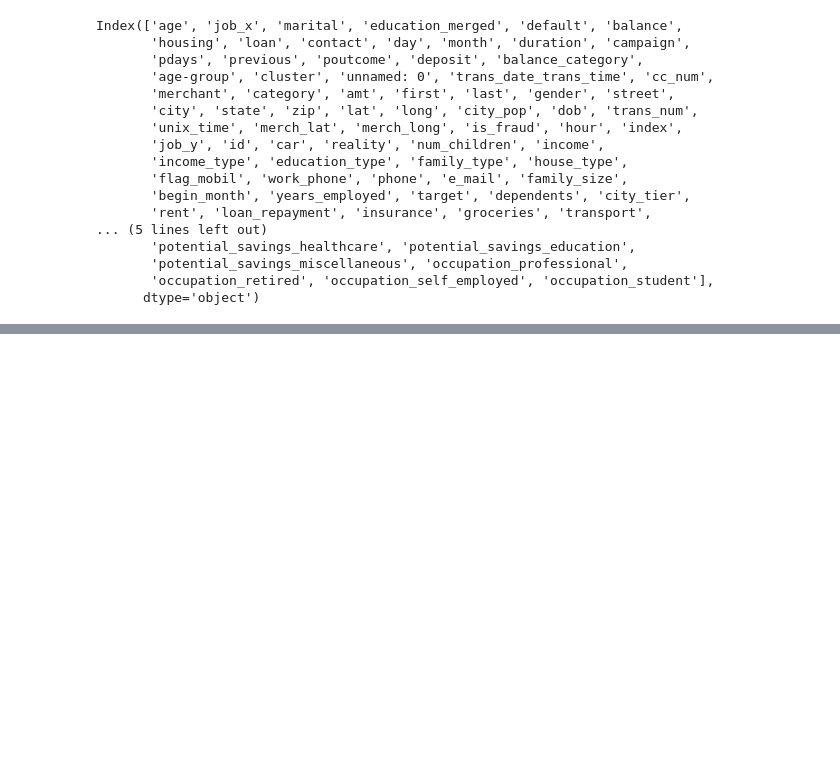
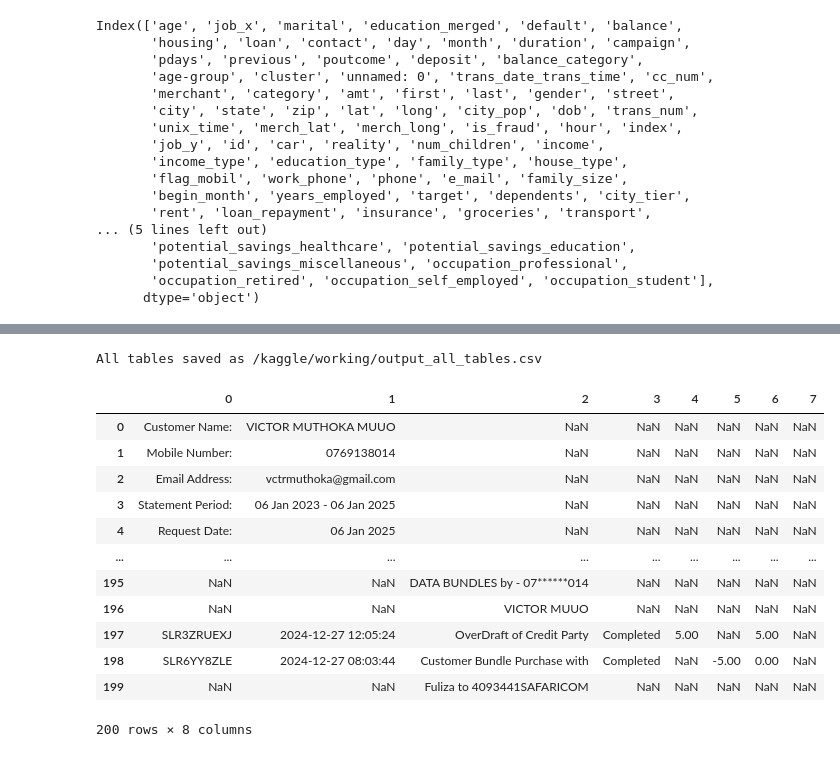
Before and after one commit to victormuuo07/PennyPal-System, a Jupyter notebook: pennypal-system.ipynb, the cells around one changed output, grey strips where cells are left out. Saved outputs shown, nothing was run; the diff lists cells and outputs as text; code cells hidden in the pictures; blank space fills up the shorter version.

Commit message:
Kaggle Notebook | PennyPal System | Version 21

```diff
--- a/pennypal-system.ipynb
+++ b/pennypal-system.ipynb
@@ -2261,0 +2709,51 @@ Index(['age', 'job_x', 'marital', 'education_merged', 'default', 'balance',
+# %%
+import camelot
+import pandas as pd
+
+# Path to the decrypted PDF
+pdf_path = "/kaggle/working/decrypted_pdf.pdf"
+
+# Read all the tables from the PDF
+tables = camelot.read_pdf(pdf_path, pages="all", flavor="stream")
+
+# Initialize an empty list to store the DataFrames
+table_list = []
+
+# Loop through all the tables and convert them to DataFrames
+for table in tables:
+    df = table.df
+    table_list.append(df)
+
+# Concatenate all the DataFrames into a single DataFrame
+all_tables_df = pd.concat(table_list, ignore_index=True)
+
+# Save the concatenated DataFrame to a CSV file
+output_csv_path = "/kaggle/working/output_all_tables.csv"
+all_tables_df.to_csv(output_csv_path, index=False)
+
+print(f"All tables saved as {output_csv_path}")
+# %% [output]
+All tables saved as /kaggle/working/output_all_tables.csv
+# %%
+import pandas as pd
+
+# Path to the CSV file
+csv_file_path = '/kaggle/working/output_all_tables.csv'
+
+# Read and display the CSV file
+safaricom_df = pd.read_csv(csv_file_path)
+safaricom_df.head(200)
+# %% [output]
+|  | 0 | 1 | 2 | 3 | 4 | 5 | 6 | 7 |
+| 0 | Customer Name: | VICTOR MUTHOKA MUUO | NaN | NaN | NaN | NaN | NaN | NaN |
+| 1 | Mobile Number: | 0769138014 | NaN | NaN | NaN | NaN | NaN | NaN |
+| 2 | Email Address: | vctrmuthoka@gmail.com | NaN | NaN | NaN | NaN | NaN | NaN |
+| 3 | Statement Period: | 06 Jan 2023 - 06 Jan 2025 | NaN | NaN | NaN | NaN | NaN | NaN |
+| 4 | Request Date: | 06 Jan 2025 | NaN | NaN | NaN | NaN | NaN | NaN |
+| ... | ... | ... | ... | ... | ... | ... | ... | ... |
+| 195 | NaN | NaN | DATA BUNDLES by - 07******014 | NaN | NaN | NaN | NaN | NaN |
+| 196 | NaN | NaN | VICTOR MUUO | NaN | NaN | NaN | NaN | NaN |
+| 197 | SLR3ZRUEXJ | 2024-12-27 12:05:24 | OverDraft of Credit Party | Completed | 5.00 | NaN | 5.00 | NaN |
+| 198 | SLR6YY8ZLE | 2024-12-27 08:03:44 | Customer Bundle Purchase with | Completed | NaN | -5.00 | 0.00 | NaN |
+| 199 | NaN | NaN | Fuliza to 4093441SAFARICOM | NaN | NaN | NaN | NaN | NaN |
+200 rows × 8 columns
```
Also changed, not shown: parts of 80 cells of this notebook.
